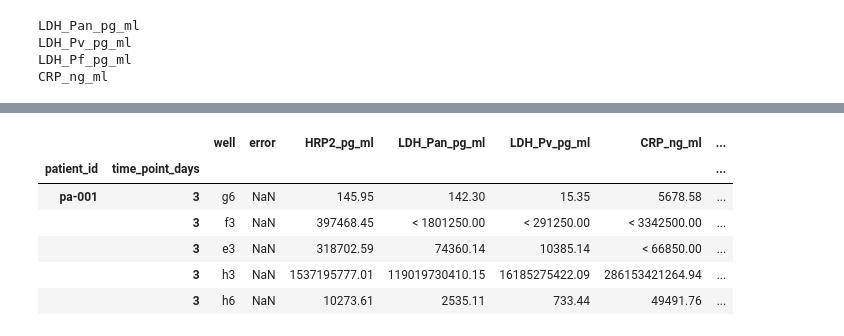
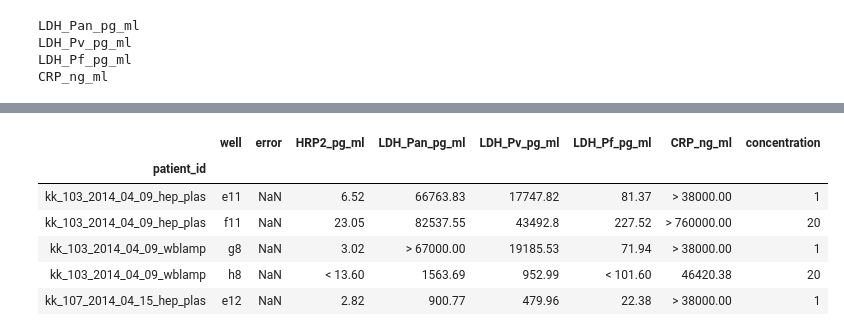
Before and after one commit to MACEPA/DIAMETER, a Jupyter notebook: ipynbs/processing/5plex_data_processing.ipynb, the cells around one changed output, grey strips where cells are left out. Drawn from its saved outputs; the diff is of its cells as text; code cells hidden in the pictures.

```diff
--- a/ipynbs/processing/5plex_data_processing.ipynb
+++ b/ipynbs/processing/5plex_data_processing.ipynb
@@ -302,18 +302,18 @@ time_df.head()
 time_df.to_csv('C:/Users/lzoeckler/Desktop/new_dilutions.csv')
 # %%
 partial_format = samples_data.copy(deep=True)
-partial_format['time_point_days'] = partial_format.apply(split_time, axis=1)
-partial_format['patient_id'] = partial_format.apply(remove_time, axis=1)
-partial_format = partial_format.merge(add_info, how='left', on=['patient_id', 'time_point_days'])
-partial_format.sort_values(['patient_id', 'time_point_days'], inplace=True)
-partial_format.set_index(['patient_id', 'time_point_days'], inplace=True)
+# partial_format['time_point_days'] = partial_format.apply(split_time, axis=1)
+# partial_format['patient_id'] = partial_format.apply(remove_time, axis=1)
+# partial_format = partial_format.merge(add_info, how='left', on=['patient_id', 'time_point_days'])
+partial_format.sort_values(['patient_id'], inplace=True)
+partial_format.set_index(['patient_id'], inplace=True)
 partial_format.head()
 # %% [output]
-|  |  | well | error | HRP2_pg_ml | LDH_Pan_pg_ml | LDH_Pv_pg_ml | CRP_ng_ml | ... |
-| patient_id | time_point_days |  |  |  |  |  |  | ... |
-| pa-001 | 3 | g6 | NaN | 145.95 | 142.30 | 15.35 | 5678.58 | ... |
-|  | 3 | f3 | NaN | 397468.45 | < 1801250.00 | < 291250.00 | < 3342500.00 | ... |
-|  | 3 | e3 | NaN | 318702.59 | 74360.14 | 10385.14 | < 66850.00 | ... |
-|  | 3 | h3 | NaN | 1537195777.01 | 119019730410.15 | 16185275422.09 | 286153421264.94 | ... |
-|  | 3 | h6 | NaN | 10273.61 | 2535.11 | 733.44 | 49491.76 | ... |
+|  | well | error | HRP2_pg_ml | LDH_Pan_pg_ml | LDH_Pv_pg_ml | LDH_Pf_pg_ml | CRP_ng_ml | concentration |
+| patient_id |  |  |  |  |  |  |  |  |
+| kk_103_2014_04_09_hep_plas | e11 | NaN | 6.52 | 66763.83 | 17747.82 | 81.37 | > 38000.00 | 1 |
+| kk_103_2014_04_09_hep_plas | f11 | NaN | 23.05 | 82537.55 | 43492.8 | 227.52 | > 760000.00 | 20 |
+| kk_103_2014_04_09_wblamp | g8 | NaN | 3.02 | > 67000.00 | 19185.53 | 71.94 | > 38000.00 | 1 |
+| kk_103_2014_04_09_wblamp | h8 | NaN | < 13.60 | 1563.69 | 952.99 | < 101.60 | 46420.38 | 20 |
+| kk_107_2014_04_15_hep_plas | e12 | NaN | 2.82 | 900.77 | 479.96 | 22.38 | > 38000.00 | 1 |
 # %%
```
Also changed, not shown: parts of 6 cells of this notebook, 4 other files.
